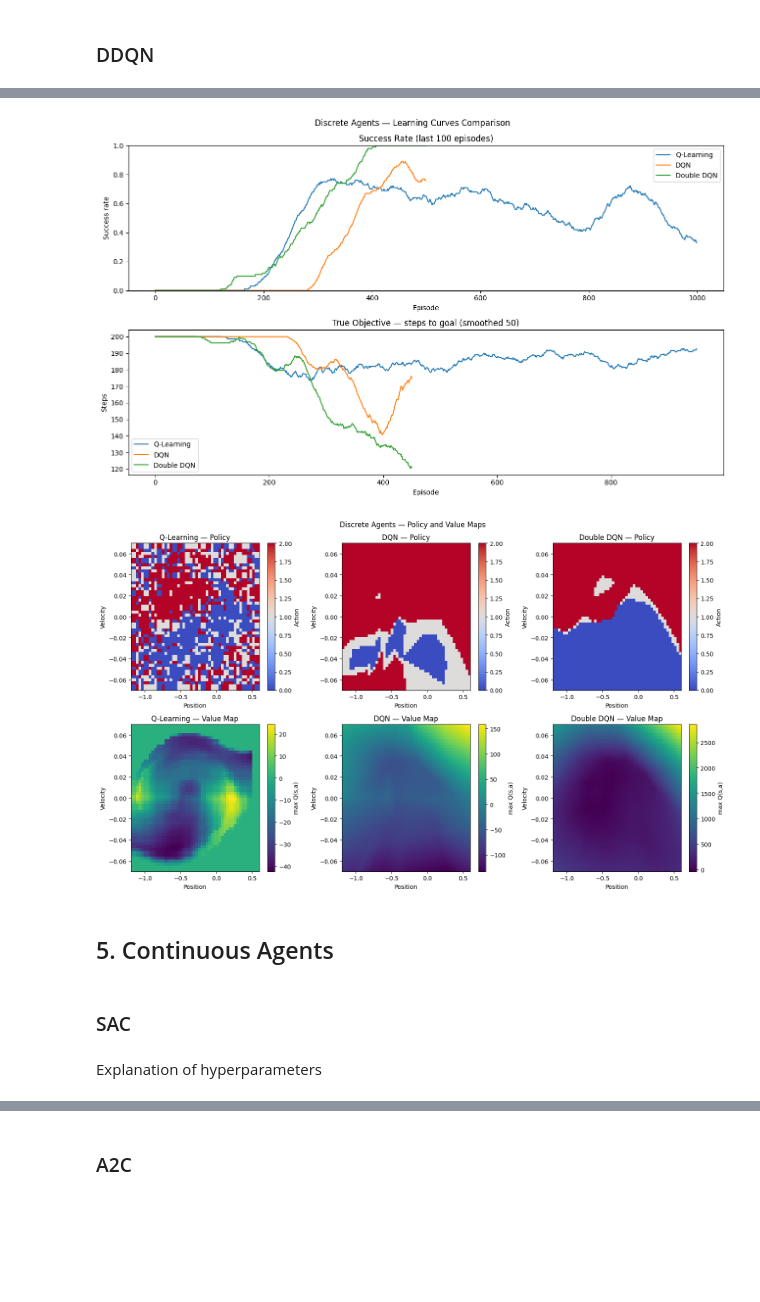
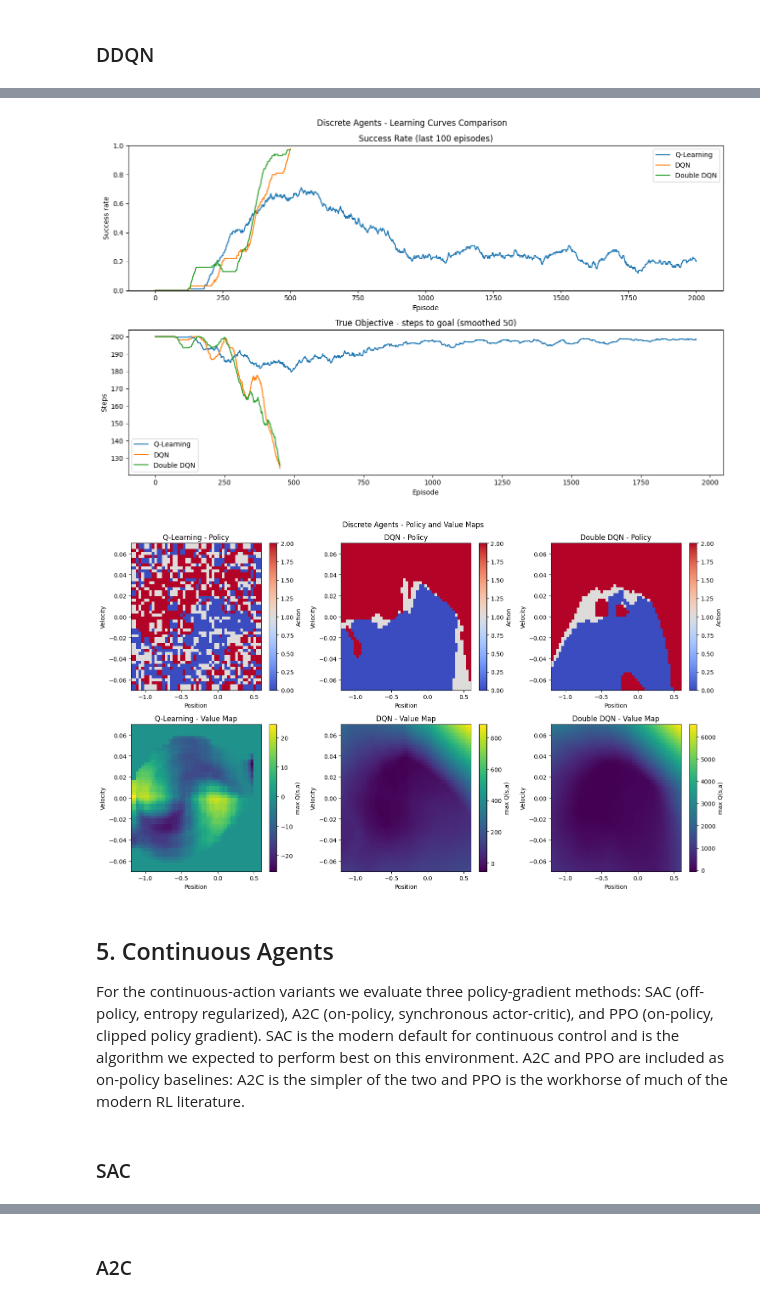
Before and after one commit to rue-da/mountain-car, a Jupyter notebook: notebooks/main.ipynb, the cells around one changed output, grey strips where cells are left out. Cells and saved outputs as stored; diff of their text form; code cells hidden in the pictures; blank space fills up the shorter version.

```diff
--- a/notebooks/main.ipynb
+++ b/notebooks/main.ipynb
@@ -66,14 +87,16 @@ Explanation of hyperparameters
 ql_run = f"qlearning_{D_VARIANT}"
 _save = f"../runs/{ql_run}/saves/agent.npz"
 
-
-ql_agent = QLearningAgent.load(_save, ql_env)
+# Resume from a previous checkpoint if one exists, otherwise train from
+# the agent constructed in the cell above.
+if os.path.exists(_save):
+    ql_agent = QLearningAgent.load(_save, ql_env)
 
 log_run(ql_run, "QLearningAgent",
         env_config={"variant": D_VARIANT, "seed": SEED,
                     "energy_shaping": ENERGY_SHAPING, "energy_scale": ENERGY_SCALE,
                     "best_pos_shaping": BEST_POS_SHAPING, "goal_bonus": GOAL_BONUS},
         agent_config=ql_agent.get_config())
-ql_logger = trainer.run(ql_env, ql_agent, episodes=1000, run_name=ql_run)
+ql_logger = trainer.run(ql_env, ql_agent, episodes=2000, run_name=ql_run)
 # Saving Agent
 ql_agent.save(_save)
@@ -254,36 +285,38 @@ for data, label in [
     smoothed = np.convolve(to, np.ones(50) / 50, mode="valid") if len(to) >= 50 else to
     ax2.plot(smoothed, label=label)
 
-ax2.set_title("True Objective — steps to goal (smoothed 50)")
+ax2.set_title("True Objective - steps to goal (smoothed 50)")
 ax2.set_xlabel("Episode")
 ax2.set_ylabel("Steps")
 ax2.legend()
 
-fig.suptitle("Discrete Agents — Learning Curves Comparison")
+fig.suptitle("Discrete Agents - Learning Curves Comparison")
 plt.tight_layout()
 plt.show()
 # %% [output]
-[figure, old version]
+[figure, new version]
 # %%
 fig, axes = plt.subplots(2, 3, figsize=(15, 9))
 
 for j, (agent, env, name) in enumerate([
     (ql_agent_plot,   ql_eval_env,   "Q-Learning"),
     (dqn_agent_plot,  dqn_eval_env,  "DQN"),
     (ddqn_agent_plot, ddqn_eval_env, "Double DQN"),
 ]):
     plots.policy_map(agent, env, ax=axes[0, j])
-    axes[0, j].set_title(f"{name} — Policy")
+    axes[0, j].set_title(f"{name} - Policy")
     plots.value_map(agent, env, ax=axes[1, j])
-    axes[1, j].set_title(f"{name} — Value Map")
+    axes[1, j].set_title(f"{name} - Value Map")
 
-fig.suptitle("Discrete Agents — Policy and Value Maps")
+fig.suptitle("Discrete Agents - Policy and Value Maps")
 plt.tight_layout()
 plt.show()
 # %% [output]
-[figure, old version]
+[figure, new version]
-# %% [markdown]
-## 5. Continuous Agents
+# %% [markdown]
+## 5. Continuous Agents
+
+For the continuous-action variants we evaluate three policy-gradient methods: SAC (off-policy, entropy regularized), A2C (on-policy, synchronous actor-critic), and PPO (on-policy, clipped policy gradient). SAC is the modern default for continuous control and is the algorithm we expected to perform best on this environment. A2C and PPO are included as on-policy baselines: A2C is the simpler of the two and PPO is the workhorse of much of the modern RL literature.
 # %% [markdown]
 ### SAC
 # %%
@@ -299,5 +332,3 @@ sac_agent = SACAgent(
     sac_env, lr=3e-4, gamma=0.99,
     buffer_size=100_000, batch_size=256, warmup=1000, seed=SEED,
 )
-# %% [markdown]
-Explanation of hyperparameters
```
Also changed, not shown: parts of 54 cells of this notebook.
